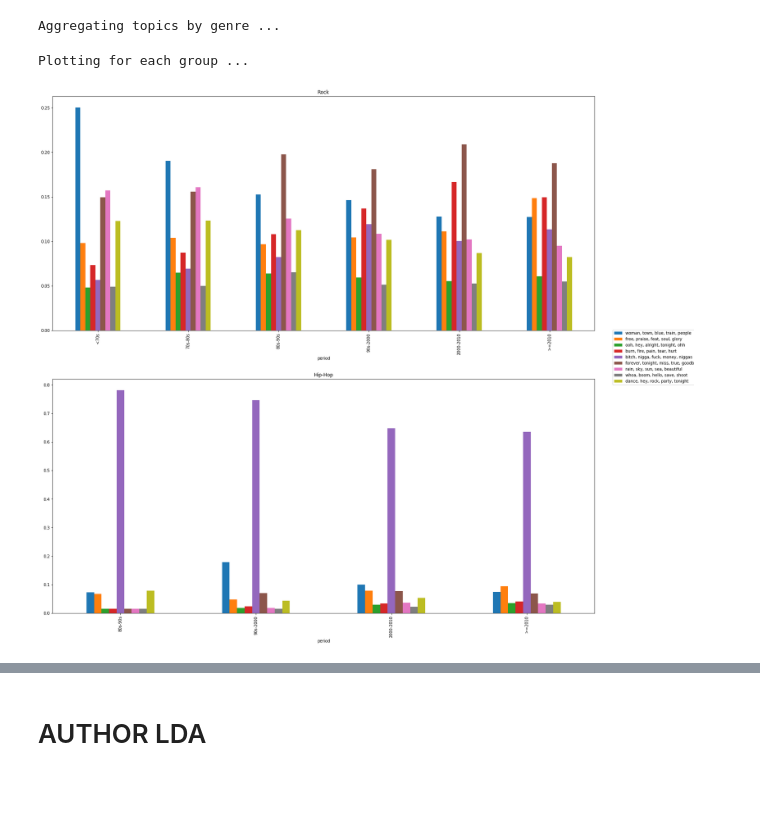
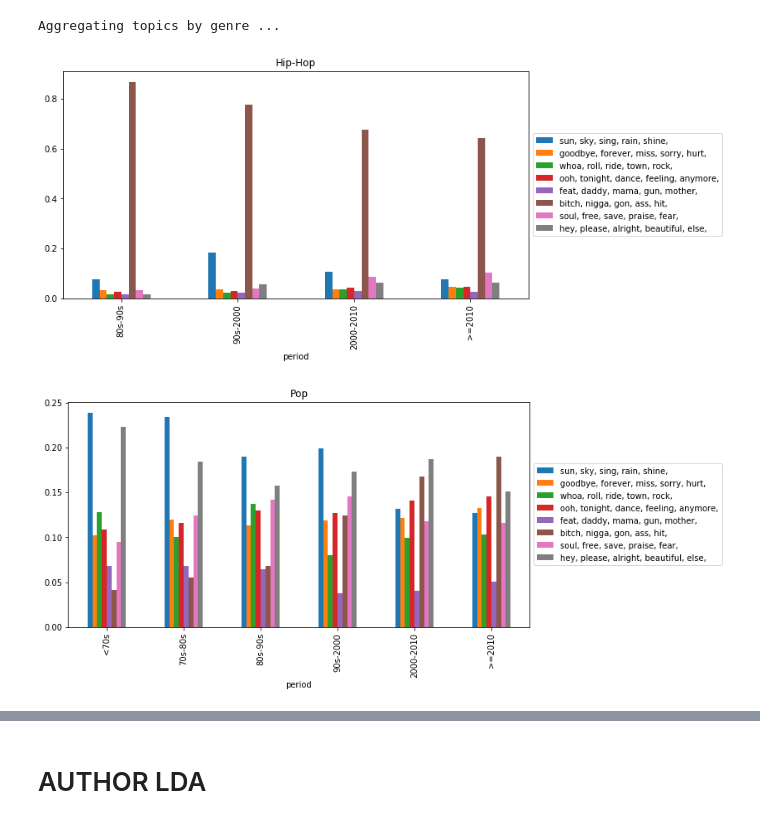
Before and after one commit to lucamasserano/lyrics_nlp, a Jupyter notebook: lda.ipynb, the cells around one changed output, grey strips where cells are left out. Drawn from its saved outputs; the diff is of its cells as text; code cells hidden in the pictures; blank space fills up the shorter version.

```diff
--- a/lda.ipynb
+++ b/lda.ipynb
@@ -428,11 +428,8 @@ lyrics_df.shape
 (43844, 7)
 # %%
 # token.lemma in trimmed_corpus if and only if token.pos in ['NOUN', 'VERB', 'ADJ', 'ADV', 'INTJ', 'X']
-with open('./data/trimmed_corpus_old.pickle', 'rb') as pickled_object:
+with open('./data/trimmed_corpus.pickle', 'rb') as pickled_object:
     trimmed_corpus = pickle.load(pickled_object)
 len(trimmed_corpus)
 # %% [output]
 43844
-# %%
-# remove if len(token) < 2 --> PUT THIS IN PREPROCESSING AND GIVE STATISTICS ON NUMBER OF LEMMA REMOVED
-trimmed_corpus = [[lemma for lemma in lyrics if len(lemma) > 2] for lyrics in trimmed_corpus]
@@ -483,5 +491,5 @@ lyrics_lda.plot_coherence_values(fig_size=(15,5))
 # %%
-topic_corpus = lyrics_lda.fit_transform(num_topics=9, iterations=100, alpha=0.1)
+topic_corpus = lyrics_lda.fit_transform(num_topics=8, iterations=100, alpha=0.1)
 # %% [output]
 Creating dictionary ...
 Creating model corpus ...
@@ -510,7 +511,12 @@ topic_distros_genre_period = lyrics_lda.aggregate_topics(aggregate_period=True)
 # %% [output]
 Aggregating topics by genre ...
 # %%
-lyrics_lda.plot_aggregated_topics(topic_distros=topic_distros_genre_period, aggregate_period=True, include_subcategories=["Rock", "Hip-Hop"], fig_size=(20, 20))
+lyrics_lda.plot_aggregated_topics(topic_distros=topic_distros_genre_period, aggregate_period=True,
+                                  include_subcategories=["Hip-Hop"], fig_size=(10, 5))
 # %% [output]
-Plotting for each group ...
-[figure, old version]
+[figure, new version]
+# %%
+lyrics_lda.plot_aggregated_topics(topic_distros=topic_distros_genre_period, aggregate_period=True,
+                                  include_subcategories=["Pop"], fig_size=(10, 5))
+# %% [output]
+[figure, added]
```
Also changed, not shown: parts of 15 cells of this notebook, 6 other files.
